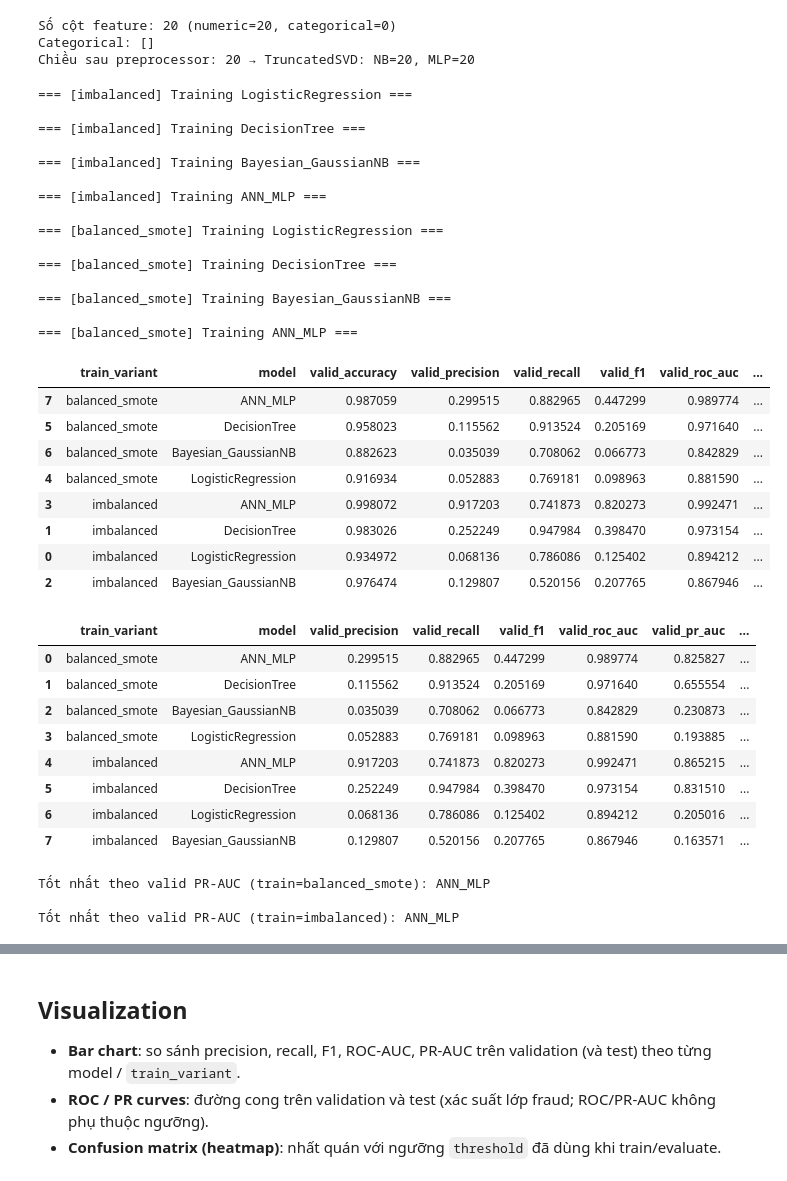
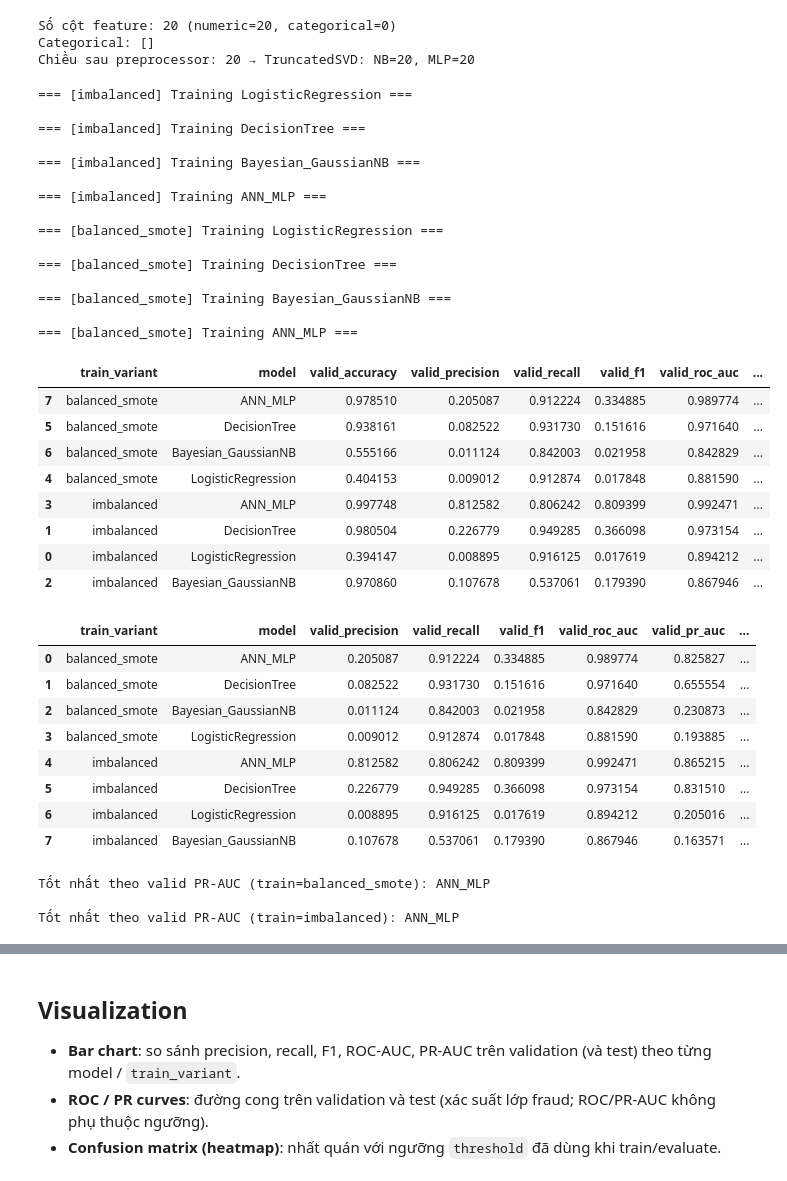
Before and after one commit to huihoang/DataM-DataW, a Jupyter notebook: notebooks/modeling.ipynb, the cells around one changed output, grey strips where cells are left out. Saved outputs shown, nothing was run; the diff lists cells and outputs as text; code cells hidden in the pictures.

```diff
--- a/notebooks/modeling.ipynb
+++ b/notebooks/modeling.ipynb
@@ -187,7 +187,7 @@ models = {
 }
 
 # Thường dùng threshold = 0.2 vì fraud rate hiếm nên tránh bỏ xót
-threshold = 0.5
+threshold = 0.2
 
 def evaluate_binary(y_true, y_prob, threshold):
     y_pred = (y_prob >= threshold).astype(int)
@@ -228,41 +228,41 @@ for train_variant, Xt, yt in train_jobs:
             "fitted_model": model,
             "valid_prob": valid_prob,
             "test_prob": test_prob,
         }
 
 sort_cols = ["valid_pr_auc", "valid_f1"]
 if USE_BALANCED_TRAIN:
     sort_cols = ["train_variant"] + sort_cols
     asc = [True, False, False]
 else:
     asc = [False, False]
 results_df = pd.DataFrame(results).sort_values(sort_cols, ascending=asc)
 results_df
 # %% [output]
 === [imbalanced] Training LogisticRegression ===
 
 === [imbalanced] Training DecisionTree ===
 
 === [imbalanced] Training Bayesian_GaussianNB ===
 
 === [imbalanced] Training ANN_MLP ===
 
 === [balanced_smote] Training LogisticRegression ===
 
 === [balanced_smote] Training DecisionTree ===
 
 === [balanced_smote] Training Bayesian_GaussianNB ===
 
 === [balanced_smote] Training ANN_MLP ===
 |  | train_variant | model | valid_accuracy | valid_precision | valid_recall | valid_f1 | valid_roc_auc | ... |
-| 7 | balanced_smote | ANN_MLP | 0.987059 | 0.299515 | 0.882965 | 0.447299 | 0.989774 | ... |
-| 5 | balanced_smote | DecisionTree | 0.958023 | 0.115562 | 0.913524 | 0.205169 | 0.971640 | ... |
-| 6 | balanced_smote | Bayesian_GaussianNB | 0.882623 | 0.035039 | 0.708062 | 0.066773 | 0.842829 | ... |
-| 4 | balanced_smote | LogisticRegression | 0.916934 | 0.052883 | 0.769181 | 0.098963 | 0.881590 | ... |
-| 3 | imbalanced | ANN_MLP | 0.998072 | 0.917203 | 0.741873 | 0.820273 | 0.992471 | ... |
-| 1 | imbalanced | DecisionTree | 0.983026 | 0.252249 | 0.947984 | 0.398470 | 0.973154 | ... |
-| 0 | imbalanced | LogisticRegression | 0.934972 | 0.068136 | 0.786086 | 0.125402 | 0.894212 | ... |
-| 2 | imbalanced | Bayesian_GaussianNB | 0.976474 | 0.129807 | 0.520156 | 0.207765 | 0.867946 | ... |
+| 7 | balanced_smote | ANN_MLP | 0.978510 | 0.205087 | 0.912224 | 0.334885 | 0.989774 | ... |
+| 5 | balanced_smote | DecisionTree | 0.938161 | 0.082522 | 0.931730 | 0.151616 | 0.971640 | ... |
+| 6 | balanced_smote | Bayesian_GaussianNB | 0.555166 | 0.011124 | 0.842003 | 0.021958 | 0.842829 | ... |
+| 4 | balanced_smote | LogisticRegression | 0.404153 | 0.009012 | 0.912874 | 0.017848 | 0.881590 | ... |
+| 3 | imbalanced | ANN_MLP | 0.997748 | 0.812582 | 0.806242 | 0.809399 | 0.992471 | ... |
+| 1 | imbalanced | DecisionTree | 0.980504 | 0.226779 | 0.949285 | 0.366098 | 0.973154 | ... |
+| 0 | imbalanced | LogisticRegression | 0.394147 | 0.008895 | 0.916125 | 0.017619 | 0.894212 | ... |
+| 2 | imbalanced | Bayesian_GaussianNB | 0.970860 | 0.107678 | 0.537061 | 0.179390 | 0.867946 | ... |
 # %%
 # Bảng so sánh chính (validation + test); train_variant = imbalanced | balanced_smote
 cols = [
@@ -284,14 +284,14 @@ else:
     print(f"\nMô hình tốt nhất theo valid PR-AUC: {sub.iloc[0]['model']}")
 # %% [output]
 |  | train_variant | model | valid_precision | valid_recall | valid_f1 | valid_roc_auc | valid_pr_auc | ... |
-| 0 | balanced_smote | ANN_MLP | 0.299515 | 0.882965 | 0.447299 | 0.989774 | 0.825827 | ... |
-| 1 | balanced_smote | DecisionTree | 0.115562 | 0.913524 | 0.205169 | 0.971640 | 0.655554 | ... |
-| 2 | balanced_smote | Bayesian_GaussianNB | 0.035039 | 0.708062 | 0.066773 | 0.842829 | 0.230873 | ... |
-| 3 | balanced_smote | LogisticRegression | 0.052883 | 0.769181 | 0.098963 | 0.881590 | 0.193885 | ... |
-| 4 | imbalanced | ANN_MLP | 0.917203 | 0.741873 | 0.820273 | 0.992471 | 0.865215 | ... |
-| 5 | imbalanced | DecisionTree | 0.252249 | 0.947984 | 0.398470 | 0.973154 | 0.831510 | ... |
-| 6 | imbalanced | LogisticRegression | 0.068136 | 0.786086 | 0.125402 | 0.894212 | 0.205016 | ... |
-| 7 | imbalanced | Bayesian_GaussianNB | 0.129807 | 0.520156 | 0.207765 | 0.867946 | 0.163571 | ... |
+| 0 | balanced_smote | ANN_MLP | 0.205087 | 0.912224 | 0.334885 | 0.989774 | 0.825827 | ... |
+| 1 | balanced_smote | DecisionTree | 0.082522 | 0.931730 | 0.151616 | 0.971640 | 0.655554 | ... |
+| 2 | balanced_smote | Bayesian_GaussianNB | 0.011124 | 0.842003 | 0.021958 | 0.842829 | 0.230873 | ... |
+| 3 | balanced_smote | LogisticRegression | 0.009012 | 0.912874 | 0.017848 | 0.881590 | 0.193885 | ... |
+| 4 | imbalanced | ANN_MLP | 0.812582 | 0.806242 | 0.809399 | 0.992471 | 0.865215 | ... |
+| 5 | imbalanced | DecisionTree | 0.226779 | 0.949285 | 0.366098 | 0.973154 | 0.831510 | ... |
+| 6 | imbalanced | LogisticRegression | 0.008895 | 0.916125 | 0.017619 | 0.894212 | 0.205016 | ... |
+| 7 | imbalanced | Bayesian_GaussianNB | 0.107678 | 0.537061 | 0.179390 | 0.867946 | 0.163571 | ... |
 Tốt nhất theo valid PR-AUC (train=balanced_smote): ANN_MLP
 
 Tốt nhất theo valid PR-AUC (train=imbalanced): ANN_MLP
```
Also changed, not shown: parts of 3 cells of this notebook, 10 other files.
